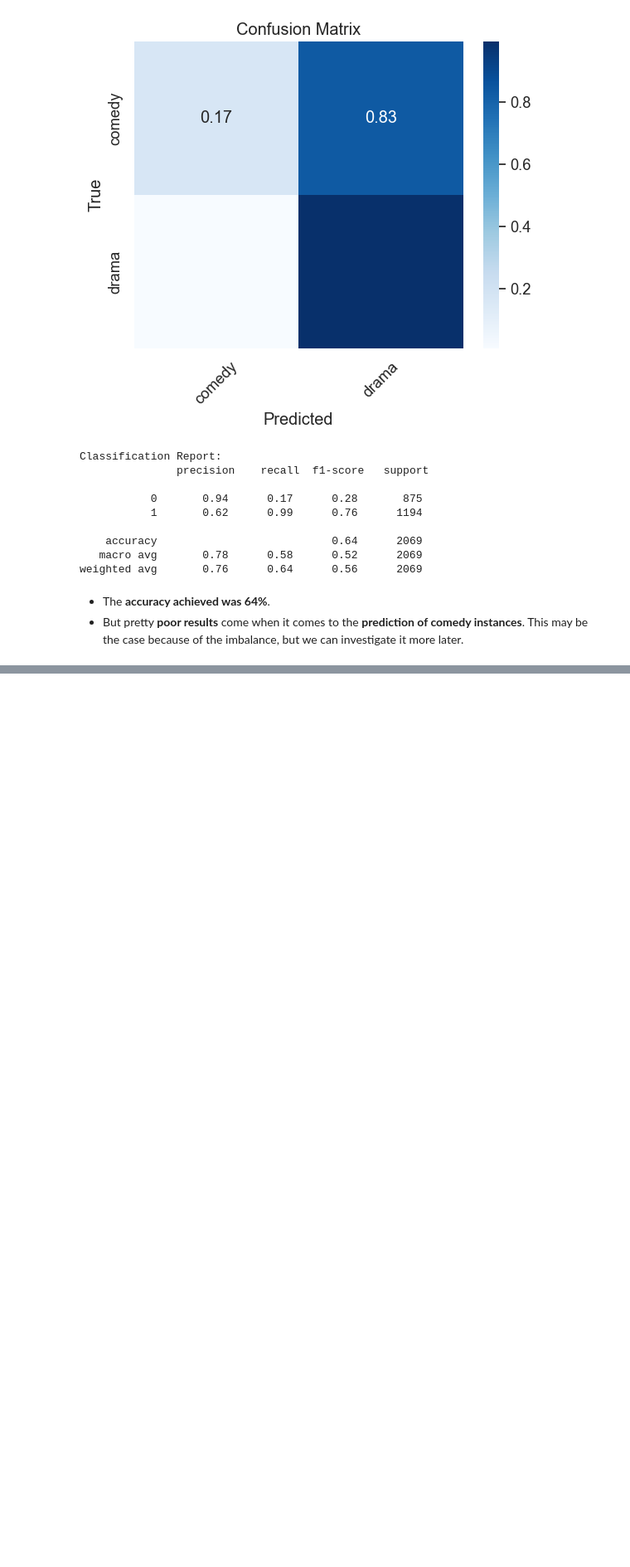
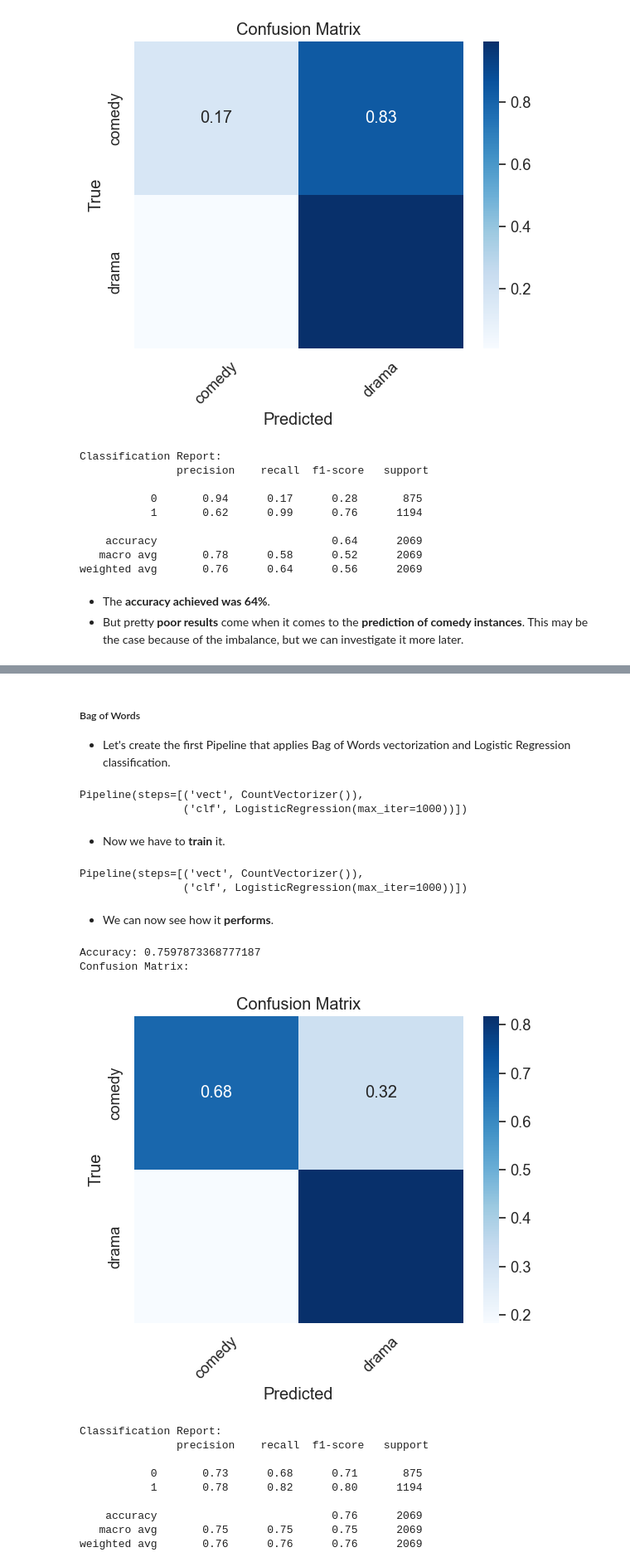
Before and after one commit to giorgossideris/movie_plots_nlp, a Jupyter notebook: genre_classification.ipynb, the cells around one changed output, grey strips where cells are left out. Shown: that part at 83% size. Saved outputs shown, nothing was run; the diff lists cells and outputs as text; code cells hidden in the pictures; blank space fills up the shorter version.

Commit message:
Create Logistic Regression-based classification pipelines

```diff
--- a/genre_classification.ipynb
+++ b/genre_classification.ipynb
@@ -432,0 +438,37 @@ weighted avg       0.76      0.64      0.56      2069
+# %% [markdown]
+##### Bag of Words
+* Let's create the first Pipeline that applies Bag of Words vectorization and Logistic Regression classification.
+# %%
+bow_lr_classifier = Pipeline([
+    ('vect', bow_vectorizer),
+    ('clf', LogisticRegression(max_iter=1000))
+])
+bow_lr_classifier
+# %% [output]
+Pipeline(steps=[('vect', CountVectorizer()),
+                ('clf', LogisticRegression(max_iter=1000))])
+# %% [markdown]
+* Now we have to **train** it.
+# %%
+bow_lr_classifier.fit(cleaned_X_train, y_train)
+# %% [output]
+Pipeline(steps=[('vect', CountVectorizer()),
+                ('clf', LogisticRegression(max_iter=1000))])
+# %% [markdown]
+* We can now see how it **performs**.
+# %%
+y_pred = bow_lr_classifier.predict(cleaned_X_test)
+print_performance_metrics(y_test, y_pred, label_encoding.values())
+# %% [output]
+Accuracy: 0.7597873368777187
+Confusion Matrix:
+[figure, added]
+Classification Report:
+               precision    recall  f1-score   support
+
+           0       0.73      0.68      0.71       875
+           1       0.78      0.82      0.80      1194
+
+    accuracy                           0.76      2069
+   macro avg       0.75      0.75      0.75      2069
+weighted avg       0.76      0.76      0.76      2069
```
Also changed, not shown: parts of 19 cells of this notebook.
